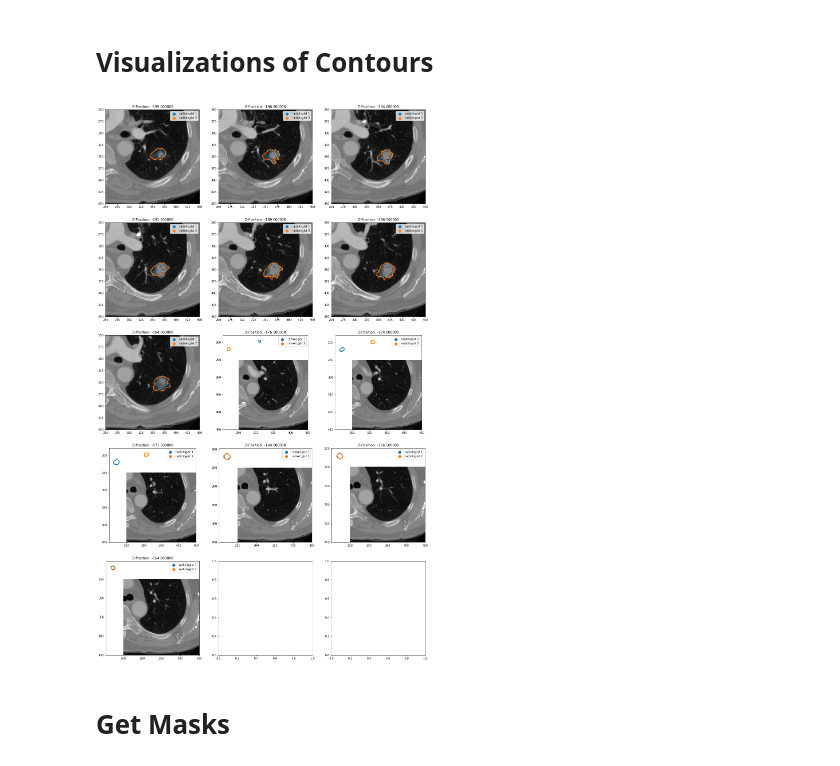
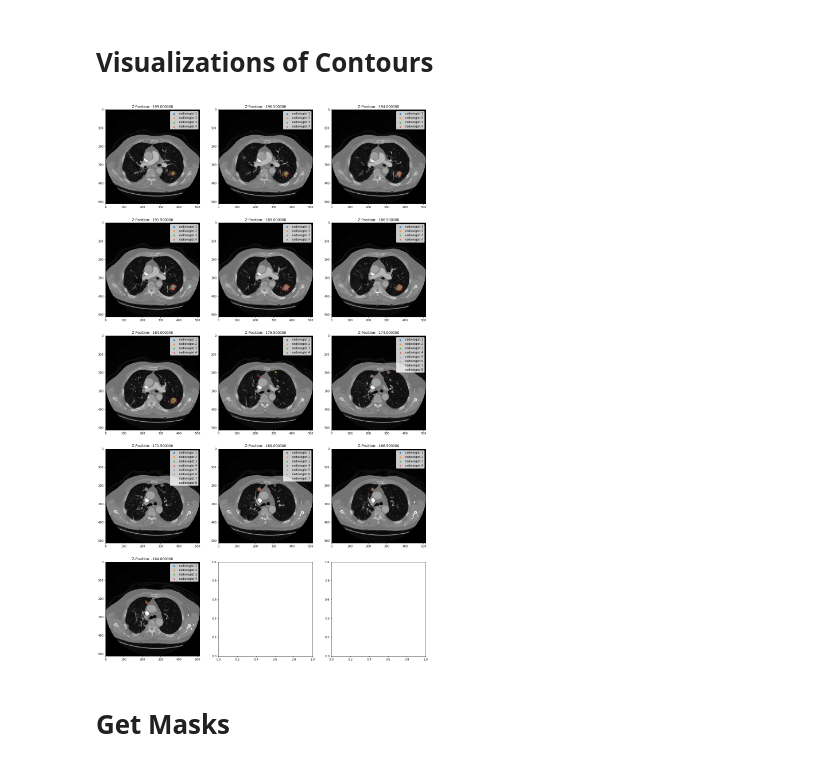
Before and after one commit to maggiebasta/lung-cancer-thesis, a Jupyter notebook: LIDC/unet_2d/explore/contour_explore.ipynb, the cells around one changed output. Drawn from its saved outputs; the diff is of its cells as text; code cells hidden in the pictures.

```diff
--- a/LIDC/unet_2d/explore/contour_explore.ipynb
+++ b/LIDC/unet_2d/explore/contour_explore.ipynb
@@ -107,10 +109,10 @@ df_patient.head()
 # Visualizations of Contours
 # %%
 df1 = lidc_helpers.get_patient_df('../../raw_data/LIDC-IDRI/', 'LIDC-IDRI-0003')
-lidc_helpers.visualize_contours('../../raw_data/LIDC-IDRI/', df1)
+visualize.visualize_contours('../../raw_data/LIDC-IDRI/', df1)
 plt.show()
 # %% [output]
-[figure, old version]
+[figure, new version]
 # %% [markdown]
 # Get Masks
 # %%
```
Also changed, not shown: parts of 1 cell of this notebook, 12 other files.
